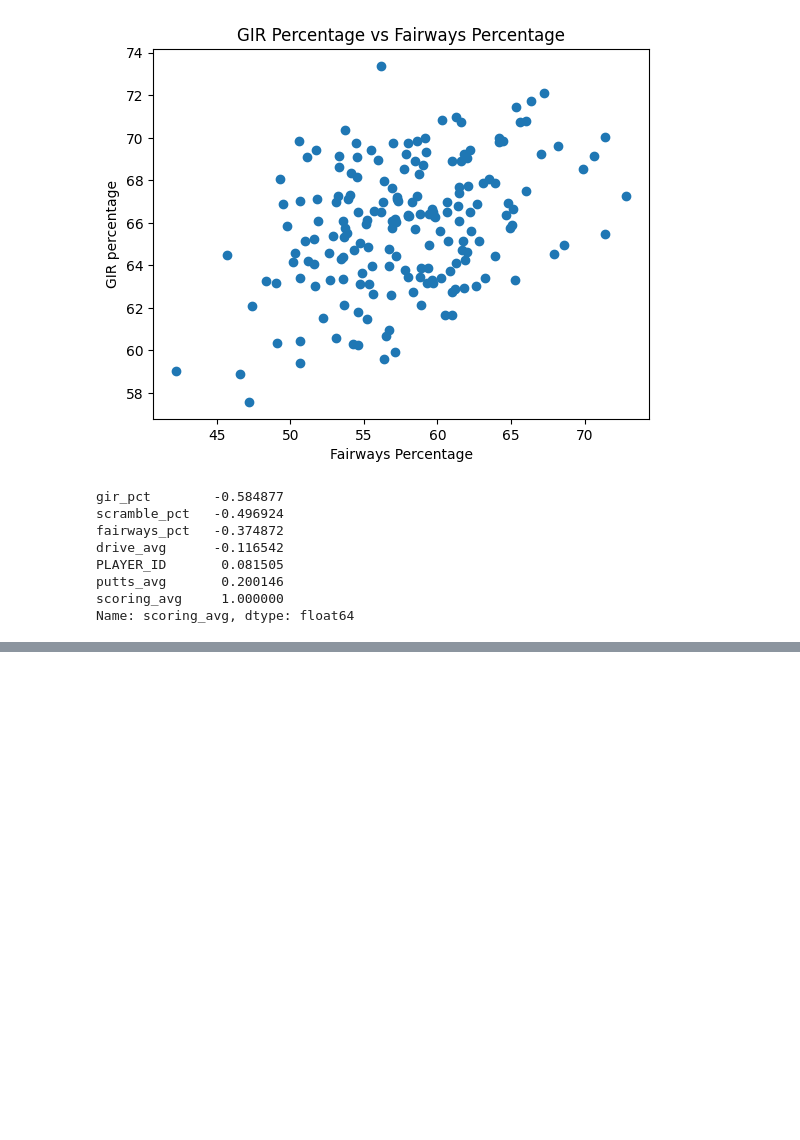
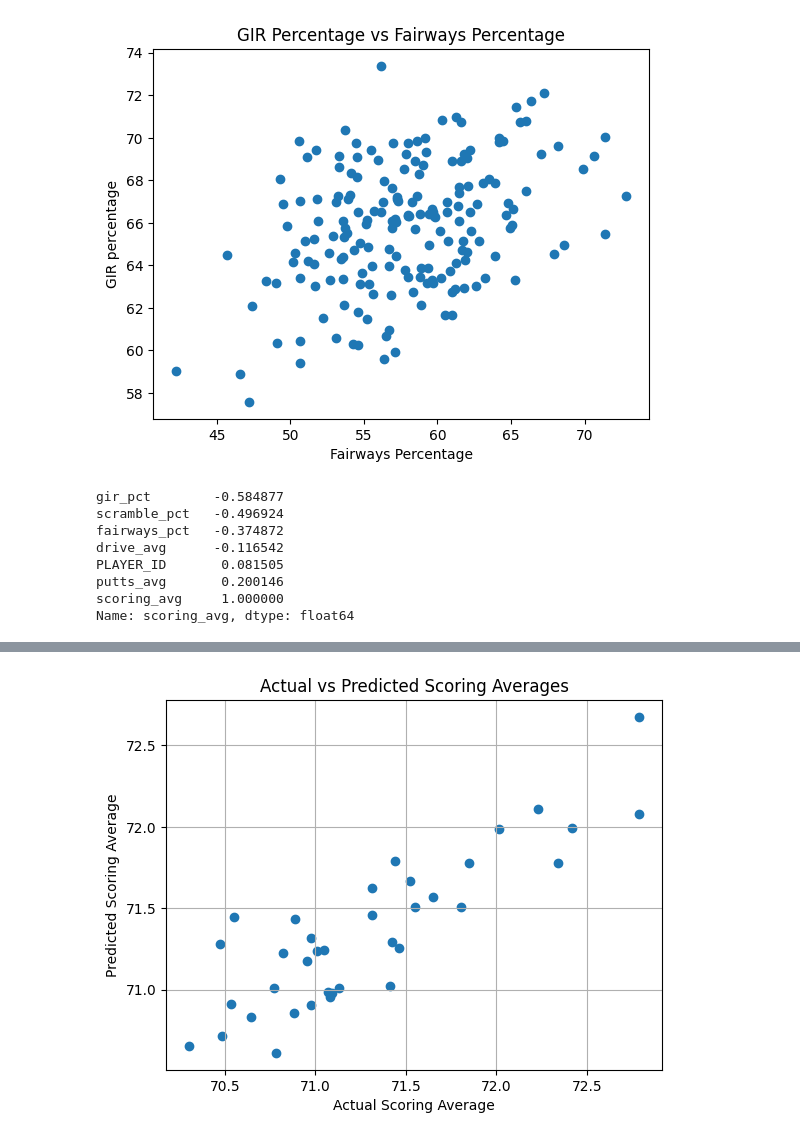
Before and after one commit to Ben-Grob/golf-ml-simulator, a Jupyter notebook: data-exploration.ipynb, the cells around one changed output, grey strips where cells are left out. Cells and saved outputs as stored; diff of their text form; code cells hidden in the pictures; blank space fills up the shorter version.

```diff
--- a/data-exploration.ipynb
+++ b/data-exploration.ipynb
@@ -159,0 +162,17 @@ plt.show()
+# %%
+import pandas as pd
+from sklearn.model_selection import train_test_split
+from sklearn.linear_model import LinearRegression
+from sklearn.metrics import mean_absolute_error, mean_squared_error, r2_score
+import numpy as np
+
+
+# Define input features (X) and target (y)
+X = data.drop(columns=['scoring_avg'])
+y = data['scoring_avg']
+
+# Split into training/testing sets
+X_train, X_test, y_train, y_test = train_test_split(X, y, test_size=0.2, random_state=42)
+# %%
+model = LinearRegression()
+model.fit(X_train, y_train)
@@ -159,0 +181,12 @@ plt.show()
+# %%
+# Predictions
+y_pred = model.predict(X_test)
+
+# Metrics
+mae = mean_absolute_error(y_test, y_pred)
+rmse = np.sqrt(mean_squared_error(y_test, y_pred))
+r2 = r2_score(y_test, y_pred)
+
+print(f"MAE: {mae:.3f}")
+print(f"RMSE: {rmse:.3f}")
+print(f"R²: {r2:.3f}")
@@ -159,0 +209,11 @@ plt.show()
+# %%
+import matplotlib.pyplot as plt
+
+plt.scatter(y_test, y_pred)
+plt.xlabel("Actual Scoring Average")
+plt.ylabel("Predicted Scoring Average")
+plt.title("Actual vs Predicted Scoring Averages")
+plt.grid(True)
+plt.show()
+# %% [output]
+[figure, added]
```
Also changed, not shown: parts of 7 cells of this notebook.
